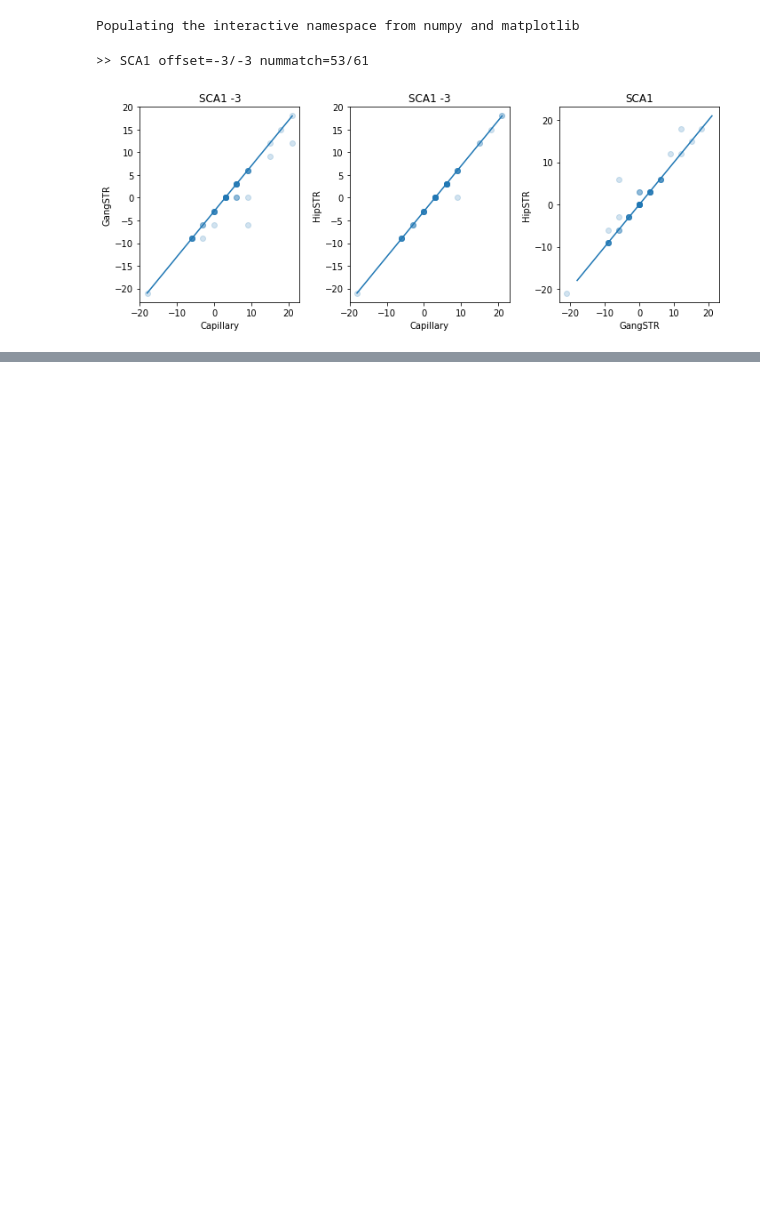
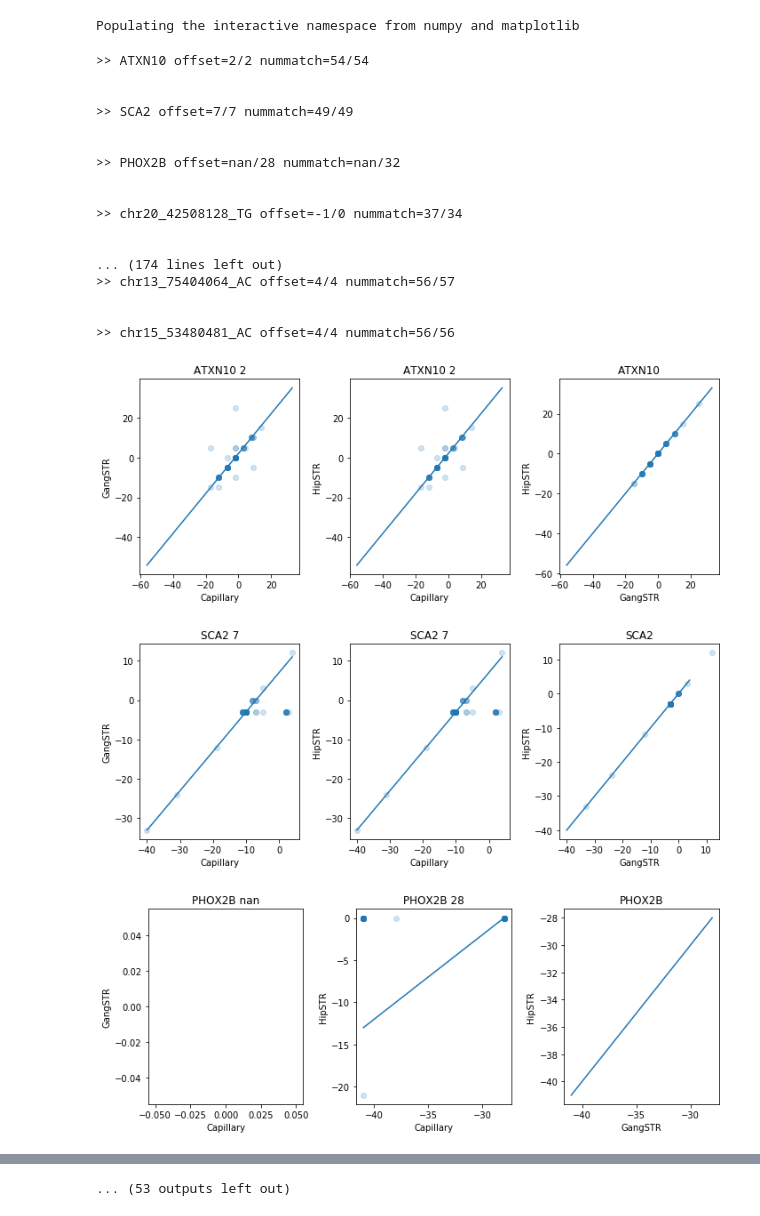
Before and after one commit to gymrek-lab/TRTools, a Jupyter notebook: experimental/capillary_offset_learn/notebooks/LearnCapillaryOffset.ipynb, the cells around one changed output, grey strips where cells are left out. Drawn from its saved outputs; the diff is of its cells as text; code cells hidden in the pictures; blank space fills up the shorter version.

Commit message:
updating cap plots

```diff
--- a/experimental/capillary_offset_learn/notebooks/LearnCapillaryOffset.ipynb
+++ b/experimental/capillary_offset_learn/notebooks/LearnCapillaryOffset.ipynb
@@ -73,7 +73,7 @@ def find_offset (X, Y, period):
             most_matches = num_matches
     return best_offset, most_matches, best_diffs
 
-for PrimerID in ["SCA1"]: #set(ref_prod_sizes["PrimerID"]):
+for PrimerID in set(ref_prod_sizes["PrimerID"]):
     try:
         period = len(loci[loci["LocusID"]==PrimerID]["Motif"].values[0])
     except:
@@ -118,32 +118,50 @@ for PrimerID in ["SCA1"]: #set(ref_prod_sizes["PrimerID"]):
 
     xvals = [np.min(X), np.max(X)]
     fig = plt.figure()
     fig.set_size_inches((10, 4))
     ax = fig.add_subplot(131)
     ax.set_title(PrimerID + " %s"%offset_gstr)
     ax.set_xlabel("Capillary")
     ax.set_ylabel("GangSTR")
     ax.scatter(X, Y_gstr, alpha=0.2)
     Y_offset = [item+offset_gstr for item in xvals]
     ax.plot(xvals, Y_offset)
 
     ax = fig.add_subplot(132)
     ax.set_title(PrimerID + " %s"%offset_hstr)
     ax.set_xlabel("Capillary")
     ax.set_ylabel("HipSTR")
     ax.scatter(X, Y_hstr, alpha=0.2)
     Y_offset = [item+offset_hstr for item in xvals]
     ax.plot(xvals, Y_offset)
 
     ax = fig.add_subplot(133)
     ax.set_title(PrimerID)
     ax.set_xlabel("GangSTR")
     ax.set_ylabel("HipSTR")
     ax.scatter(Y_gstr, Y_hstr, alpha=0.2)
     Y_offset = xvals
     ax.plot(xvals, Y_offset)
 
     fig.tight_layout()
 # %% [output]
->> SCA1 offset=-3/-3 nummatch=53/61
+>> ATXN10 offset=2/2 nummatch=54/54
+
+
+>> SCA2 offset=7/7 nummatch=49/49
+
+
+>> PHOX2B offset=nan/28 nummatch=nan/32
+
+
+>> chr20_42508128_TG offset=-1/0 nummatch=37/34
+
+
+... (174 lines left out)
+>> chr13_75404064_AC offset=4/4 nummatch=56/57
+
+
+>> chr15_53480481_AC offset=4/4 nummatch=56/56
-[figure, old version]
+[figure, new version]
+[figure, added]
+[figure, added]
@@ -149,0 +176 @@ for PrimerID in ["SCA1"]: #set(ref_prod_sizes["PrimerID"]):
+... (53 outputs left out)
```
Also changed, not shown: parts of 1 cell of this notebook.
